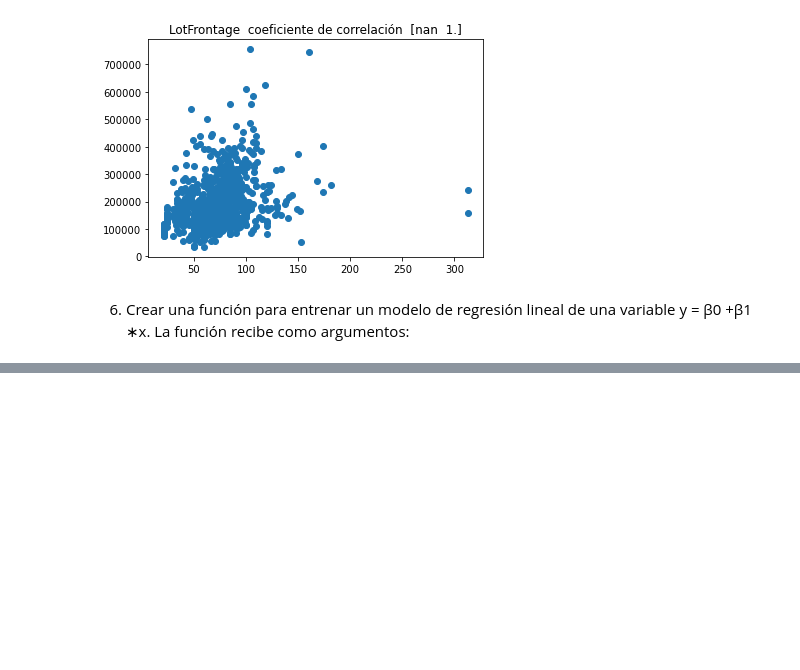
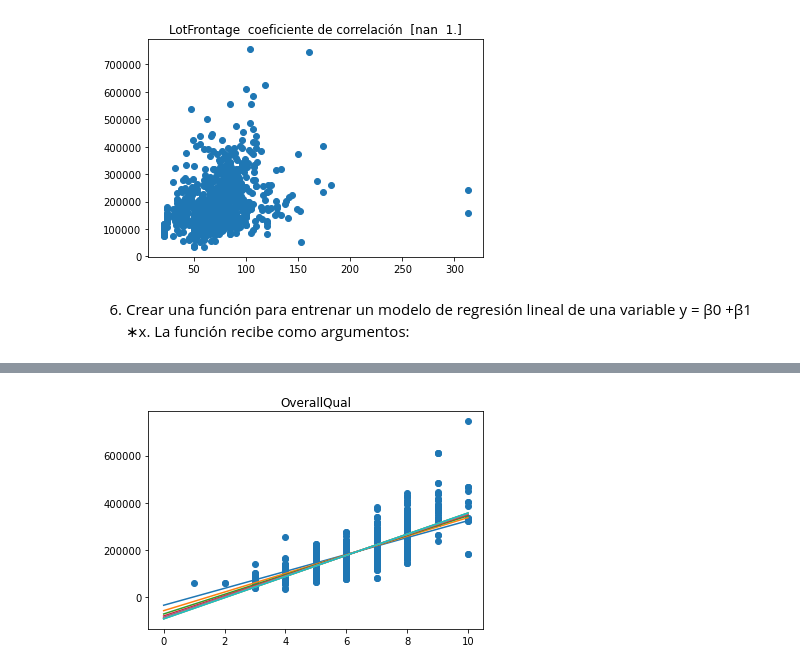
Before and after one commit to KElizabethL/Proyecto_1-Statistical, a Jupyter notebook: proyecto_1.ipynb, the cells around one changed output, grey strips where cells are left out. Drawn from its saved outputs; the diff is of its cells as text; code cells hidden in the pictures; blank space fills up the shorter version.

```diff
--- a/proyecto_1.ipynb
+++ b/proyecto_1.ipynb
@@ -248,3 +262,19 @@ plt.show()
+# %%
+def modeloplot(testX,TestY,iteracion,Imprimir,columna):
+    Maximo = np.max(testX)
+    length = len(testX)
+    Pivote = np.transpose(np.array([np.linspace(0, Maximo,length ),np.ones_like(np.linspace(0, Maximo, length))]))
+    for i in range(1,len(iteracion)//Imprimir+1):
+        Vector = [iteracion[i*Imprimir-1][0],iteracion[i*Imprimir-1][1]]
+        yestimada = np.dot(Pivote , Vector)
+        plt.plot(Pivote[:,0], yestimada)
+    plt.scatter(testX,TestY)
+    plt.title(columna)
+    plt.show()
+# %%
+modeloplot(df_training[:,1],df_training[:,0],iteracion,1000,colums[1])
+# %% [output]
+[figure, added]
 # %%
 modeloderegresion(df_training[:,1],df_training[:,0],100000,10000,0.01)
 # %% [output]
```
Also changed, not shown: parts of 4 cells of this notebook.
